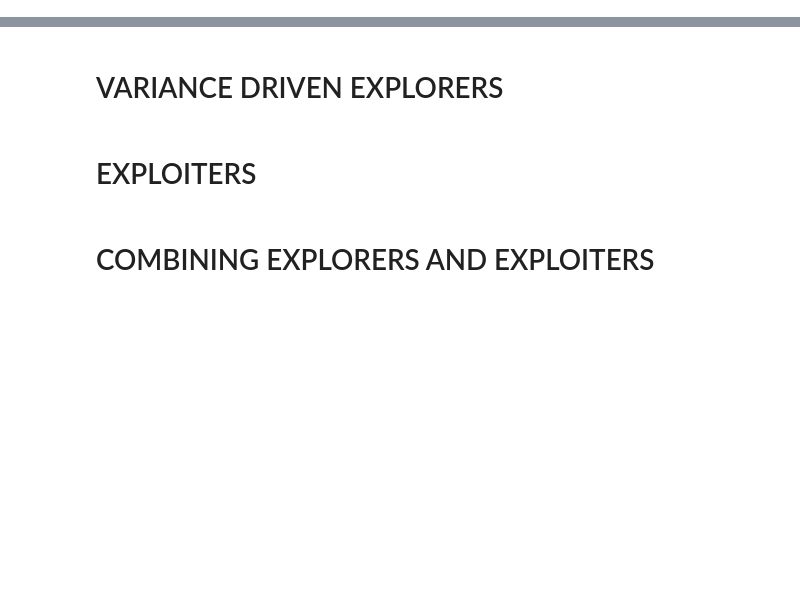
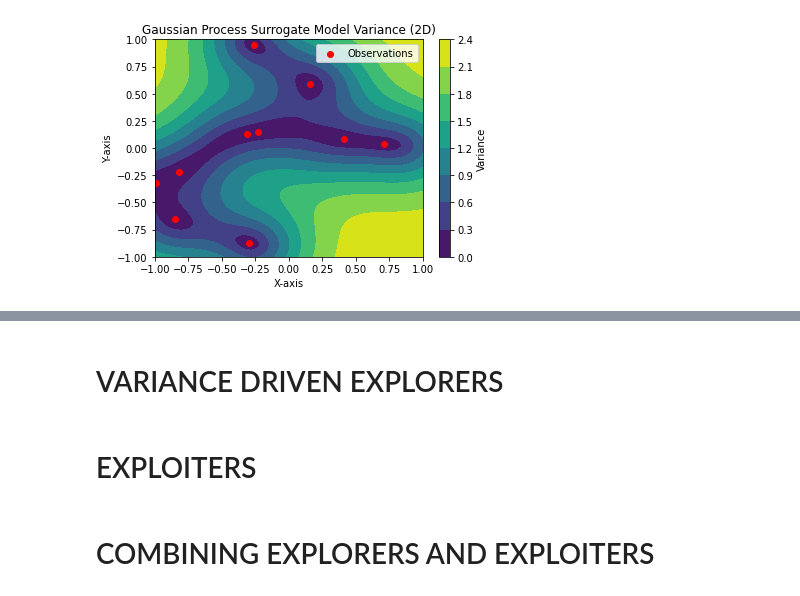
Before and after one commit to DMO-LAB/deephiveV2, a Jupyter notebook: notebooks/exploration_experiment copy.ipynb, the cells around one changed output, grey strips where cells are left out. Drawn from its saved outputs; the diff is of its cells as text; code cells hidden in the pictures; blank space fills up the shorter version.

```diff
--- a/notebooks/exploration_experiment copy.ipynb
+++ b/notebooks/exploration_experiment copy.ipynb
@@ -75,3 +75,7 @@ env.surrogate.plot_checkpoints_state()
+# %%
+env.surrogate.plot_variance()
+# %% [output]
+[figure, added]
 # %%
 def get_informed_action(env):
     # let the action be the distance it takes for the agents to get to the a random point in the high std points
```
Also changed, not shown: parts of 6 cells of this notebook, 10 other files.
